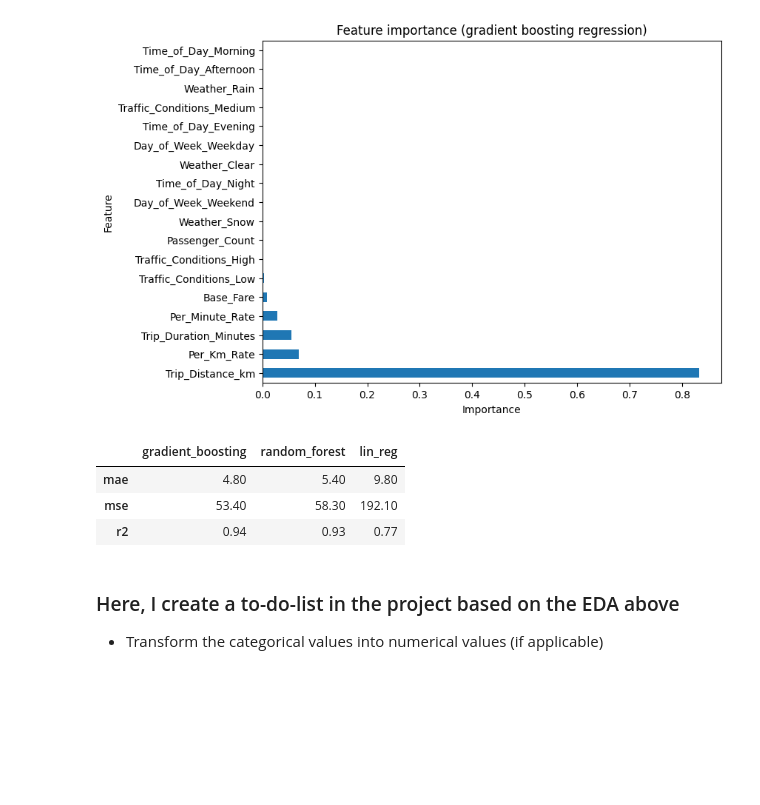
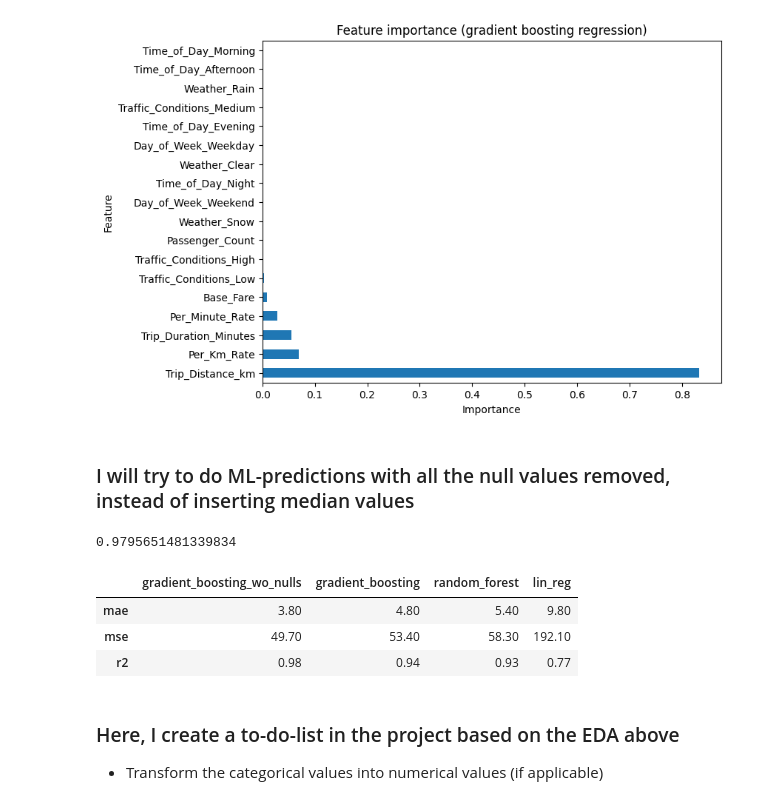
Before and after one commit to jonathanhansson/taxi-prediction-fullstack-jonathan-hansson, a Jupyter notebook: explorations/eda.ipynb, the cells around one changed output. Cells and saved outputs as stored; diff of their text form; code cells hidden in the pictures; blank space fills up the shorter version.

Commit message:
Testing out dropping the null rows and predicting with gradient boosting

```diff
--- a/explorations/eda.ipynb
+++ b/explorations/eda.ipynb
@@ -254,27 +251,55 @@ plt.ylabel('Feature')
 plt.show()
 # %% [output]
 [figure]
+# %% [markdown]
+### I will try to do ML-predictions with all the null values removed, instead of inserting median values
+# %%
+df_nulls_removed = df.dropna()
+
+df_nulls_removed_dummies = pd.get_dummies(df_nulls_removed, columns=categorical_columns)
+
+X, y = df_nulls_removed_dummies.drop("Trip_Price", axis=1), df_nulls_removed_dummies["Trip_Price"]
+
+X_train, X_test, y_train, y_test = train_test_split(X, y, test_size=0.2, random_state=42)
+
+gbr = GradientBoostingRegressor()
+
+gbr.fit(X_train, y_train)
+
+y_pred = gbr.predict(X_test)
+
+mae = mean_absolute_error(y_test, y_pred)
+mse = mean_squared_error(y_test, y_pred)
+r2 = r2_score(y_test, y_pred)
+
+# mae = 3.8
+# mse = 49.7
+# r2 = 0.98
+# %% [output]
+0.9795651481339834
 # %%
 # I'm going to visualize the evaluation metrics for myself here in a df
 
 metrics = {
+    'gradient_boosting_wo_nulls': [3.8, 49.7, 0.98],
     'gradient_boosting': [4.8, 53.4, 0.94],
     'random_forest': [5.4, 58.3, 0.93],
     'lin_reg': [9.8, 192.1, 0.77]
 }
 
 index = ['mae', 'mse', 'r2']
 
 evaluation_df = pd.DataFrame(metrics, index=index)
 
 evaluation_df
 
-# comparing the evaluation metrics between the models shows that the RF regression is more accurate than linear regression in this instance, but that gradient boosting regression is more accurate than both
+# comparing the evaluation metrics betwen the models shows that the RF regression is more accurate than linear regression in this instance, but that gradient boosting regression is more accurate than both
+# the most accurate though seems to be gradient boosting with the null values removed
 # %% [output]
-|  | gradient_boosting | random_forest | lin_reg |
-| mae | 4.80 | 5.40 | 9.80 |
-| mse | 53.40 | 58.30 | 192.10 |
-| r2 | 0.94 | 0.93 | 0.77 |
+|  | gradient_boosting_wo_nulls | gradient_boosting | random_forest | lin_reg |
+| mae | 3.80 | 4.80 | 5.40 | 9.80 |
+| mse | 49.70 | 53.40 | 58.30 | 192.10 |
+| r2 | 0.98 | 0.94 | 0.93 | 0.77 |
 # %% [markdown]
 ### Here, I create a to-do-list in the project based on the EDA above
 
```
Also changed, not shown: parts of 2 cells of this notebook.
